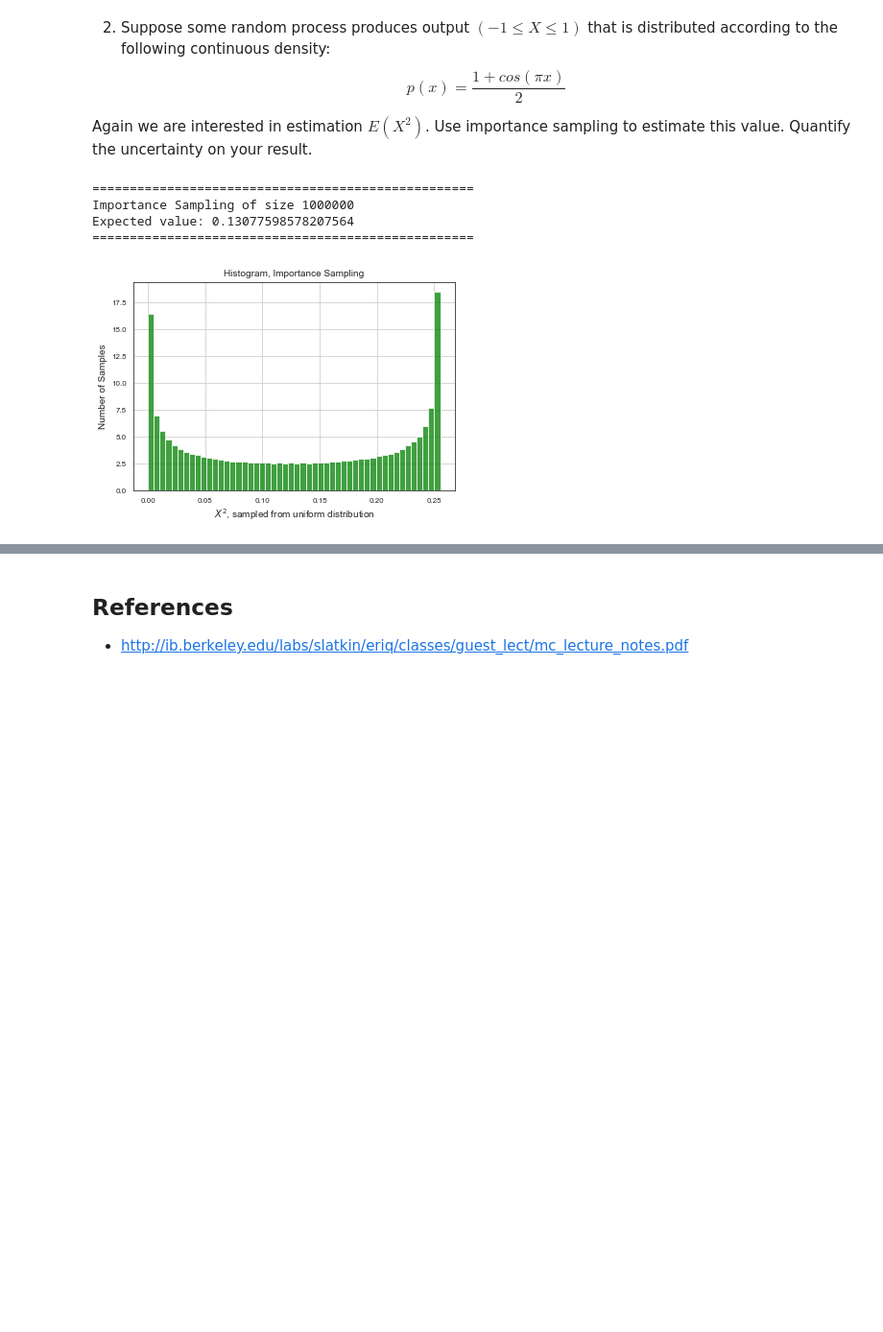
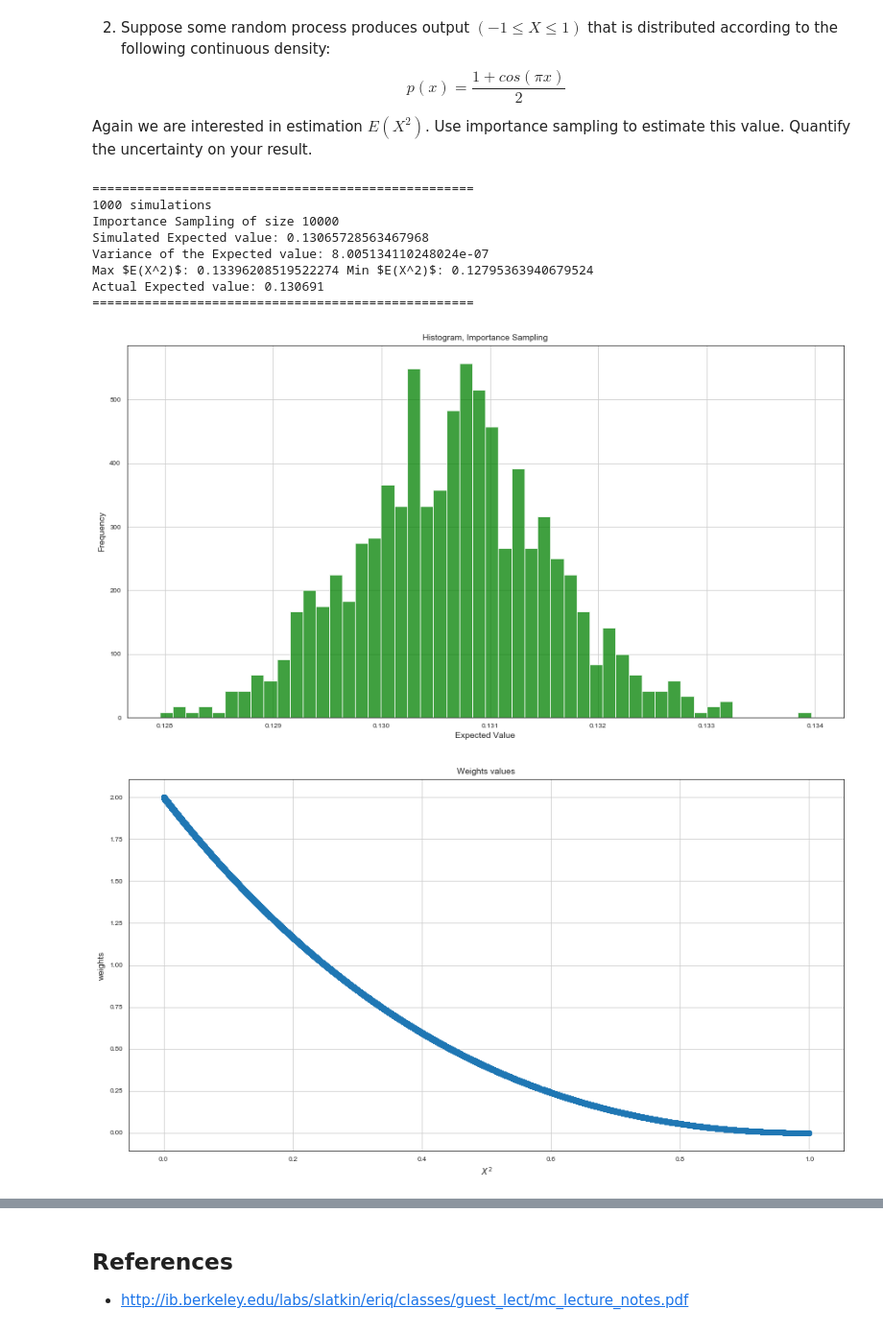
Before and after one commit to VictorZuanazzi/monte-carlo, a Jupyter notebook: 6.7 Monte Carlo and Importance Sampling.ipynb, the cells around one changed output, grey strips where cells are left out. Shown at 96% size. Cells and saved outputs as stored; diff of their text form; code cells hidden in the pictures; blank space fills up the shorter version.

```diff
--- a/6.7 Monte Carlo and Importance Sampling.ipynb
+++ b/6.7 Monte Carlo and Importance Sampling.ipynb
@@ -170,8 +232,13 @@ def Importance_Sampling_2(num_samples, plot=True):
 # %%
-Importance_Sampling_2(1e6)
+Importance_Sampling_2(1e4)
 # %% [output]
 ===================================================
-Importance Sampling of size 1000000
-Expected value: 0.13077598578207564
+1000 simulations
+Importance Sampling of size 10000
+Simulated Expected value: 0.13065728563467968
+Variance of the Expected value: 8.005134110248024e-07
+Max $E(X^2)$: 0.13396208519522274 Min $E(X^2)$: 0.12795363940679524
+Actual Expected value: 0.130691
 ===================================================
-[figure, old version]
+[figure, new version]
+[figure, added]
```
Also changed, not shown: parts of 7 cells of this notebook.
